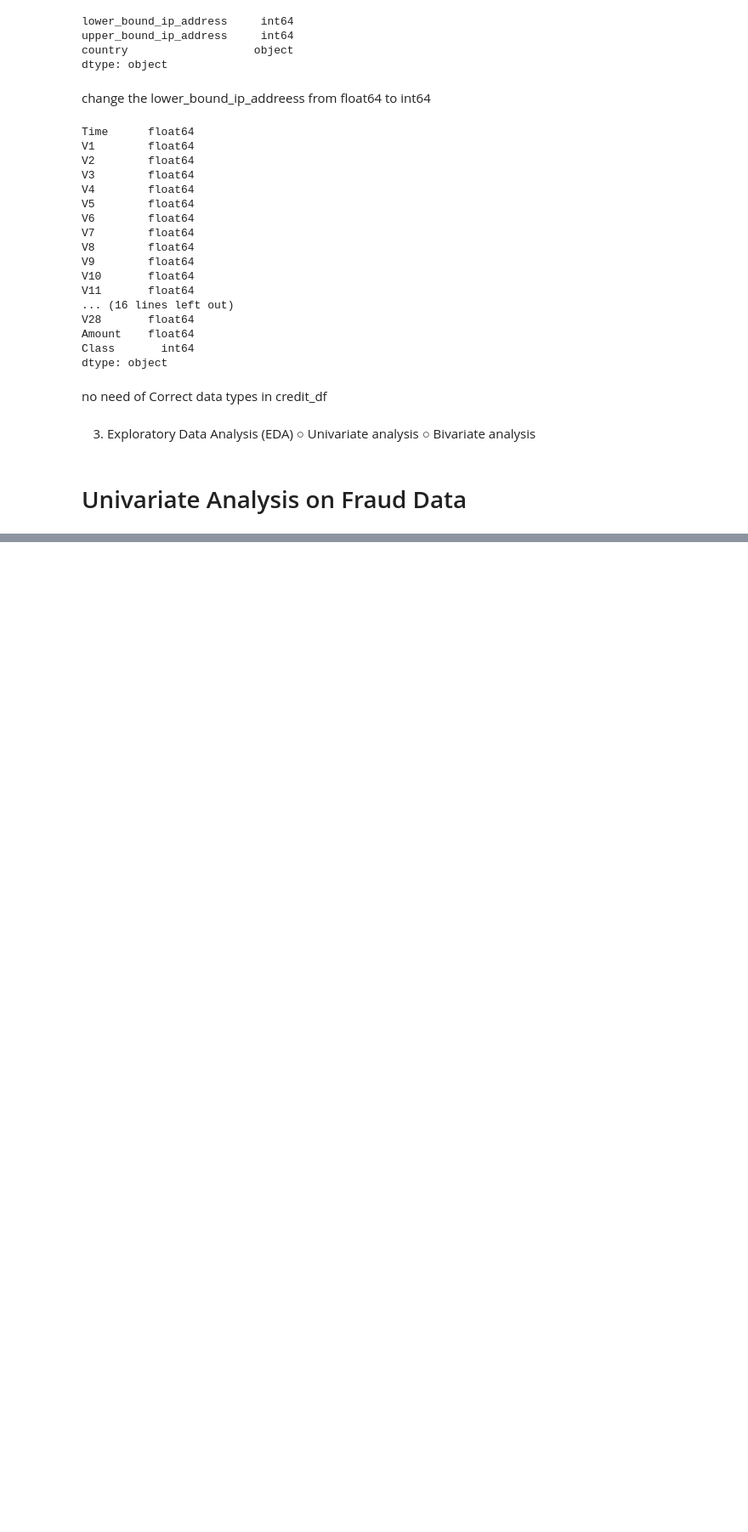
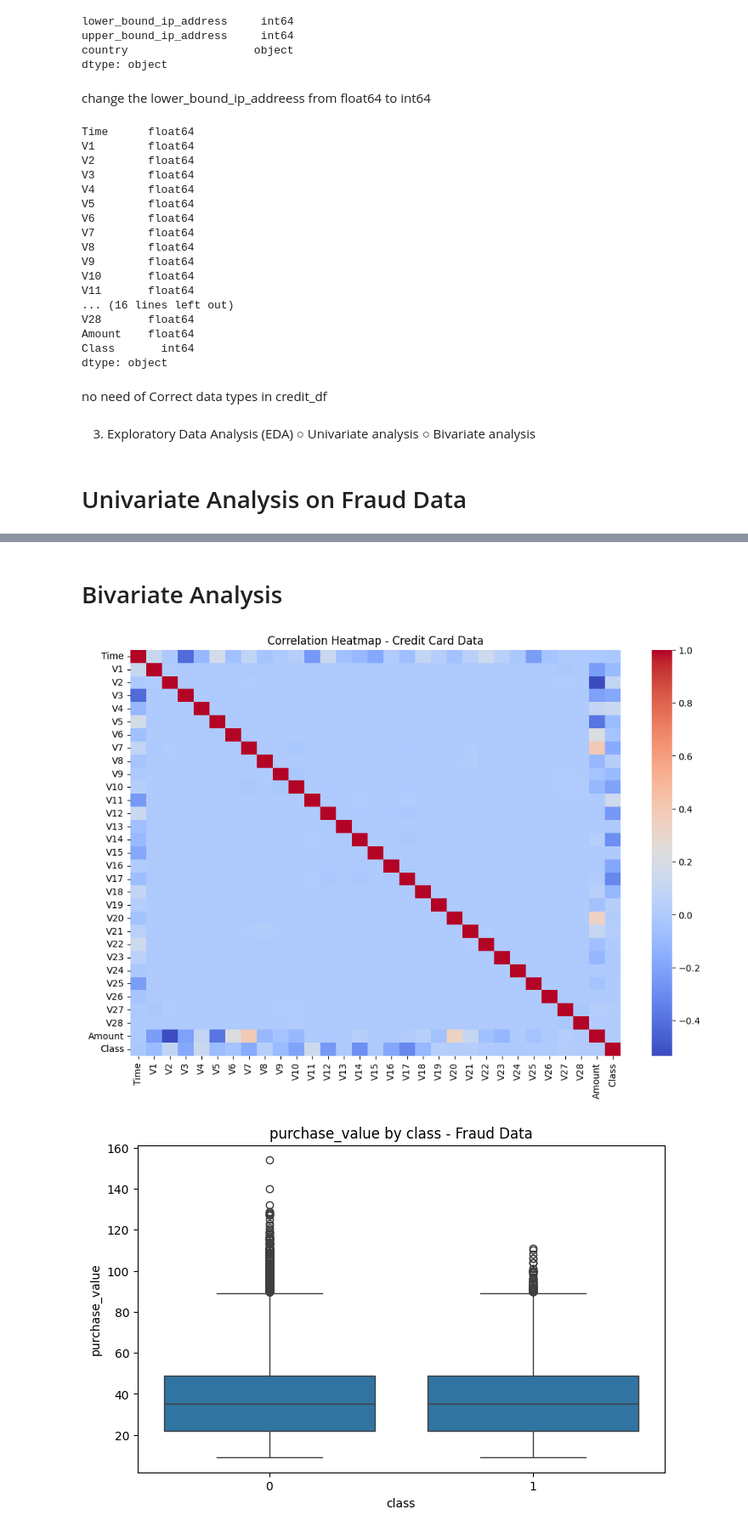
Before and after one commit to dagiteferi/fraud-detection-models, a Jupyter notebook: notebooks/Data Analysis Preprocessing.ipynb, the cells around one changed output, grey strips where cells are left out. Shown at 85% size. Saved outputs shown, nothing was run; the diff lists cells and outputs as text; code cells hidden in the pictures; blank space fills up the shorter version.

```diff
--- a/notebooks/Data Analysis Preprocessing.ipynb
+++ b/notebooks/Data Analysis Preprocessing.ipynb
@@ -247,0 +251,10 @@ std    1.248497e+09       0.291336
+# %% [markdown]
+# Bivariate Analysis
+# %%
+
+bi.correlation_heatmap(credit_df, "Credit Card Data")
+bi.plot_boxplot(fraud_df, "class", "purchase_value", "Fraud Data")
+bi.pairplot_features(credit_df, ["V1", "V2", "V3", "Amount", "Class"], "Class", "Credit Card Data")
+# %% [output]
+[figure, added]
+[figure, added]
```
Also changed, not shown: parts of 5 cells of this notebook.
